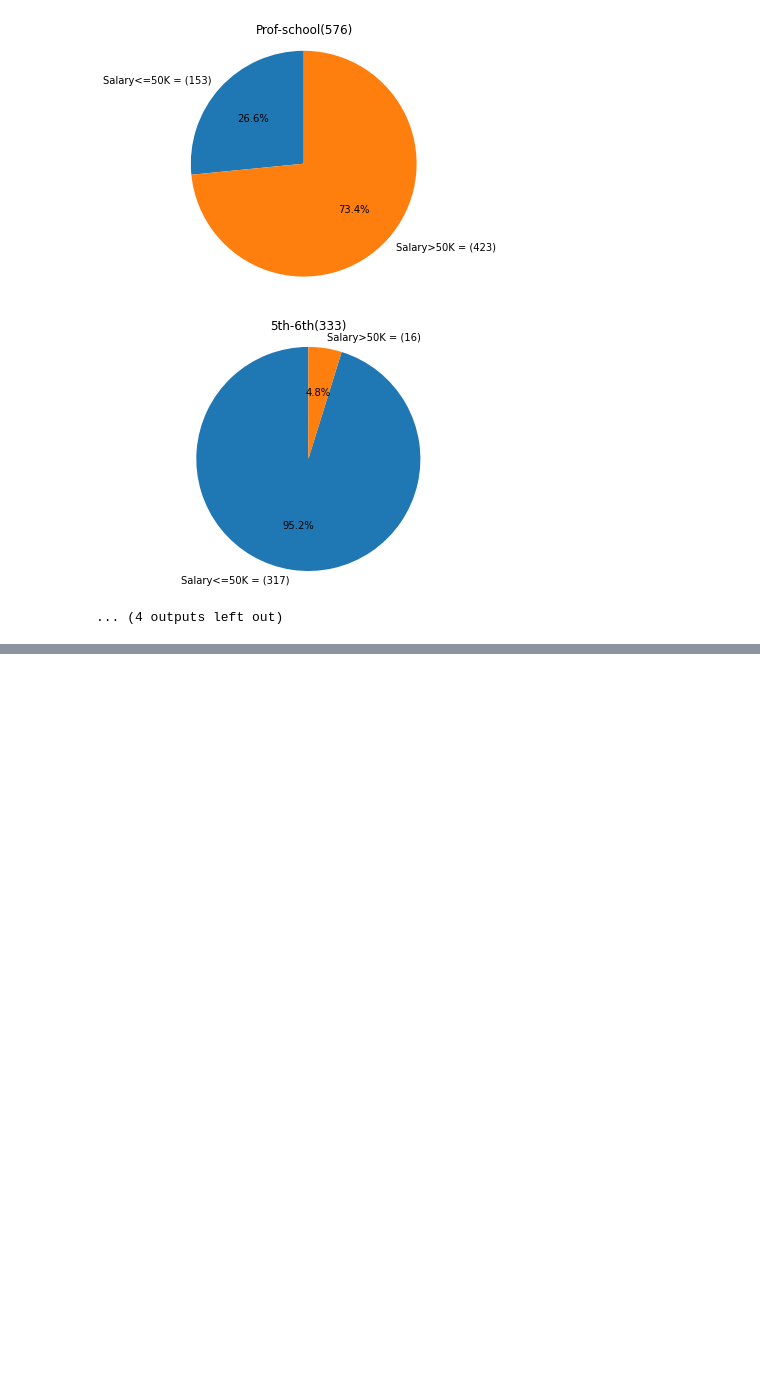
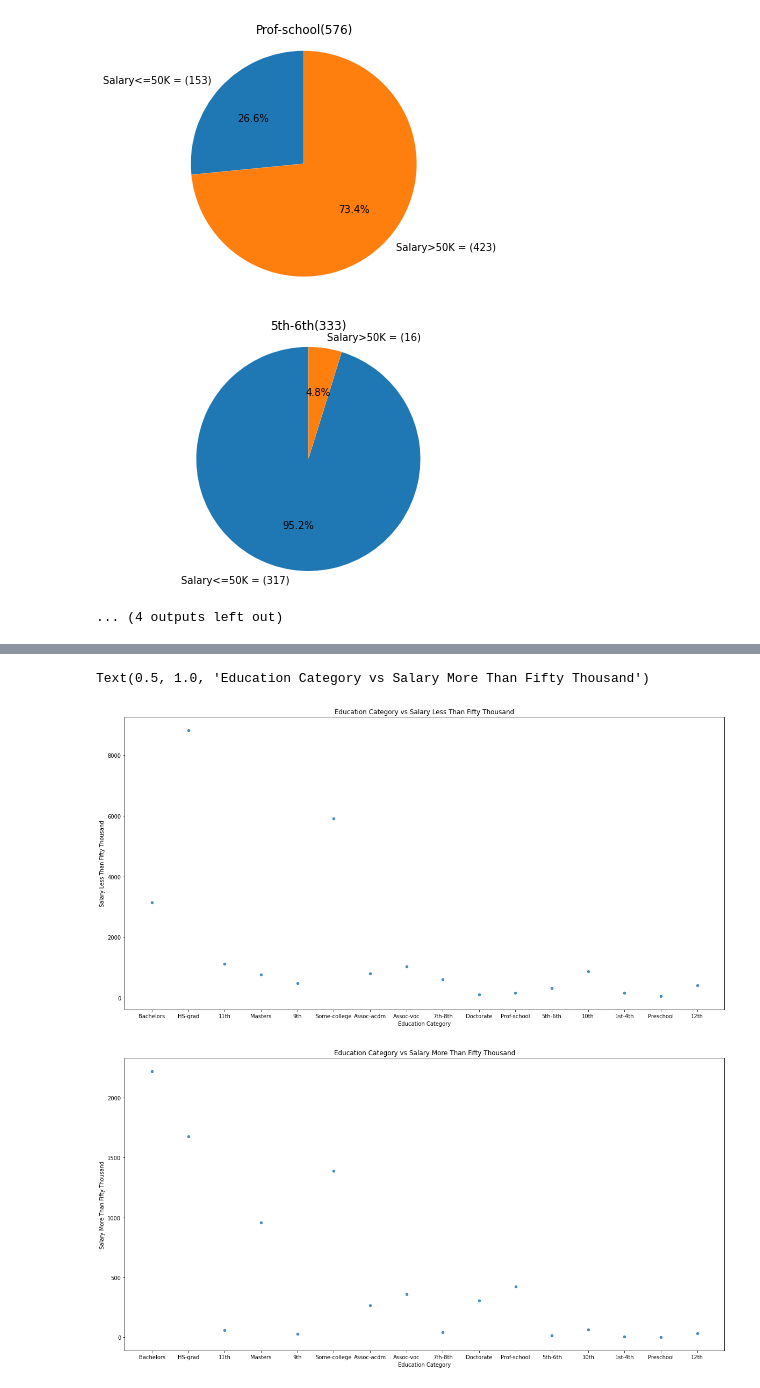
Before and after one commit to pranayboggarapu/DataVisualization, a Jupyter notebook: CourseProject.ipynb, the cells around one changed output, grey strips where cells are left out. Cells and saved outputs as stored; diff of their text form; code cells hidden in the pictures; blank space fills up the shorter version.

```diff
--- a/CourseProject.ipynb
+++ b/CourseProject.ipynb
@@ -165,0 +249,15 @@ for differentEducationValues in uniqueEducationValues:
+# %%
+#scatter plot to see if we can derive anything
+dataFrame = pd.DataFrame({
+    'Education Category': [x for x in educationSalaryComplementaryValues.keys()],
+    'Salary Less Than Fifty Thousand': salLessThanFifty,
+    'Salary More Than Fifty Thousand': salMoreThanFifty,
+})
+dy1 = dataFrame.plot.scatter(x='Education Category', y='Salary Less Than Fifty Thousand', alpha=0.8, figsize=(20,10))
+dy1.set_title('Education Category vs Salary Less Than Fifty Thousand')
+dy2 = dataFrame.plot.scatter(x='Education Category', y='Salary More Than Fifty Thousand', alpha=0.8, figsize=(20,10))
+dy2.set_title('Education Category vs Salary More Than Fifty Thousand')
+# %% [output]
+Text(0.5, 1.0, 'Education Category vs Salary More Than Fifty Thousand')
+[figure, added]
+[figure, added]
```
Also changed, not shown: parts of 12 cells of this notebook.
